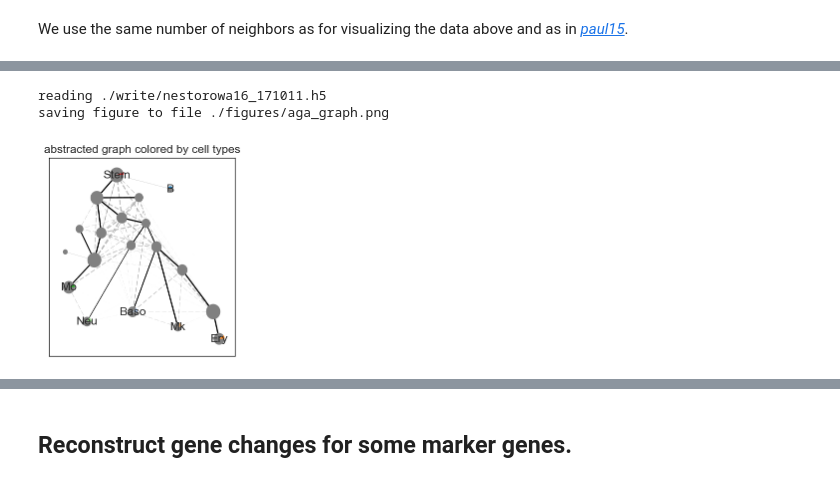
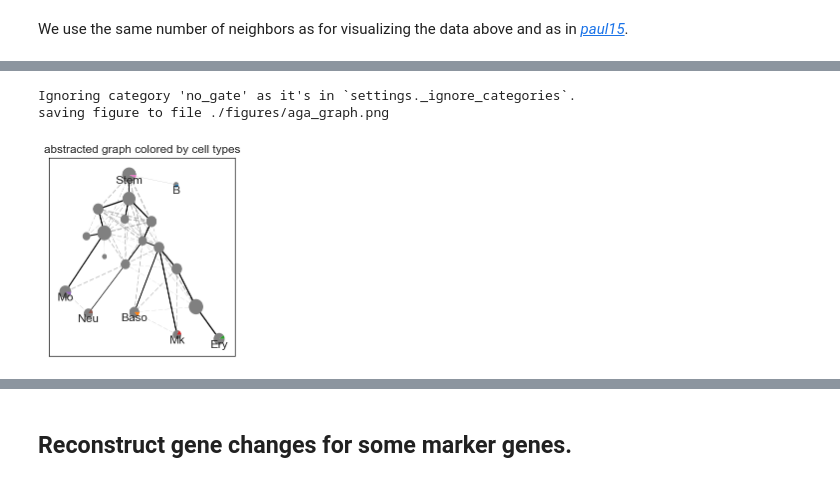
Before and after one commit to theislab/graph_abstraction, a Jupyter notebook: nestorowa16/nestorowa16.ipynb, the cells around one changed output, grey strips where cells are left out. Saved outputs shown, nothing was run; the diff lists cells and outputs as text; code cells hidden in the pictures.

```diff
--- a/nestorowa16/nestorowa16.ipynb
+++ b/nestorowa16/nestorowa16.ipynb
@@ -9,8 +9,8 @@ import matplotlib.pyplot as pl
 from matplotlib import rcParams
 import scanpy.api as sc
 
-sc.settings.verbosity = 1                # increase for more output
+sc.settings.verbosity = 2                # verbosity: errors (0), warnings (1), info (2), hints (3)
 sc.settings.set_dpi(60)                  # low pixel number yields small inline figures
 sc.logging.print_version_and_date()
-results_file = './write/nestorowa16_171011.h5'
+results_file = './write/nestorowa16.h5'
 # %% [output]
@@ -86,8 +122,9 @@ reading ./write/nestorowa16_171011.h5
 # %%
 adata = sc.read(results_file)
+aga_groups = adata.uns['aga_groups_key']
 asso_names, asso_matrix = sc.utils.compute_association_matrix_of_groups(
-    adata, prediction='aga_groups', reference='exp_groups', normalization='prediction')
-asso_colors = sc.utils.get_associated_colors_of_groups(sc.pl.palettes.vega_20, asso_matrix)
+    adata, prediction=aga_groups, reference='exp_groups', normalization='prediction')
+asso_colors = sc.utils.get_associated_colors_of_groups(adata.uns['exp_groups_colors'], asso_matrix)
 axs = sc.pl.aga_graph(adata,
                       title='abstracted graph colored by cell types',
                       color=asso_colors, groups=asso_names, layout='fr', save=True)
@@ -125,13 +164,14 @@ pl.show()
 # %%
 adata = sc.read(results_file)
 asso_names, asso_matrix = sc.utils.compute_association_matrix_of_groups(
-    adata, prediction='aga_groups', reference='exp_groups', normalization='prediction')
-asso_colors = sc.utils.get_associated_colors_of_groups(sc.pl.palettes.vega_20, asso_matrix)
-axs = sc.pl.aga_graph(adata, pos='./write/aga_graph_gephi.gdf',
+    adata, prediction=aga_groups, reference='exp_groups', normalization='prediction')
+asso_colors = sc.utils.get_associated_colors_of_groups(adata.uns['exp_groups_colors'], asso_matrix)
+axs = sc.pl.aga_graph(adata, threshold_dashed=0.1,
+                      pos='./write/aga_graph_gephi_nestorowa16.gdf',
                       title='abstracted graph colored by cell types',
                       color=asso_colors, groups=asso_names, layout='fr', save=True)
 # %% [output]
-reading ./write/nestorowa16_171011.h5
+Ignoring category 'no_gate' as it's in `settings._ignore_categories`.
 saving figure to file ./figures/aga_graph.png
-[figure, old version]
+[figure, new version]
 # %%
```
Also changed, not shown: parts of 20 cells of this notebook, 29 other files.
